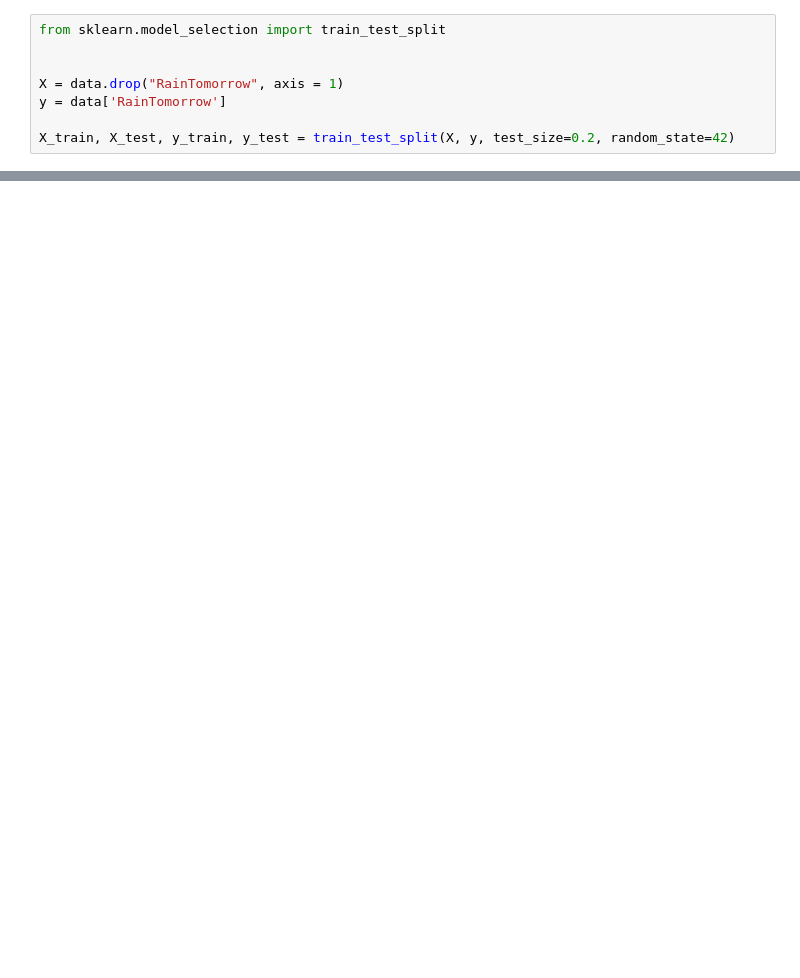
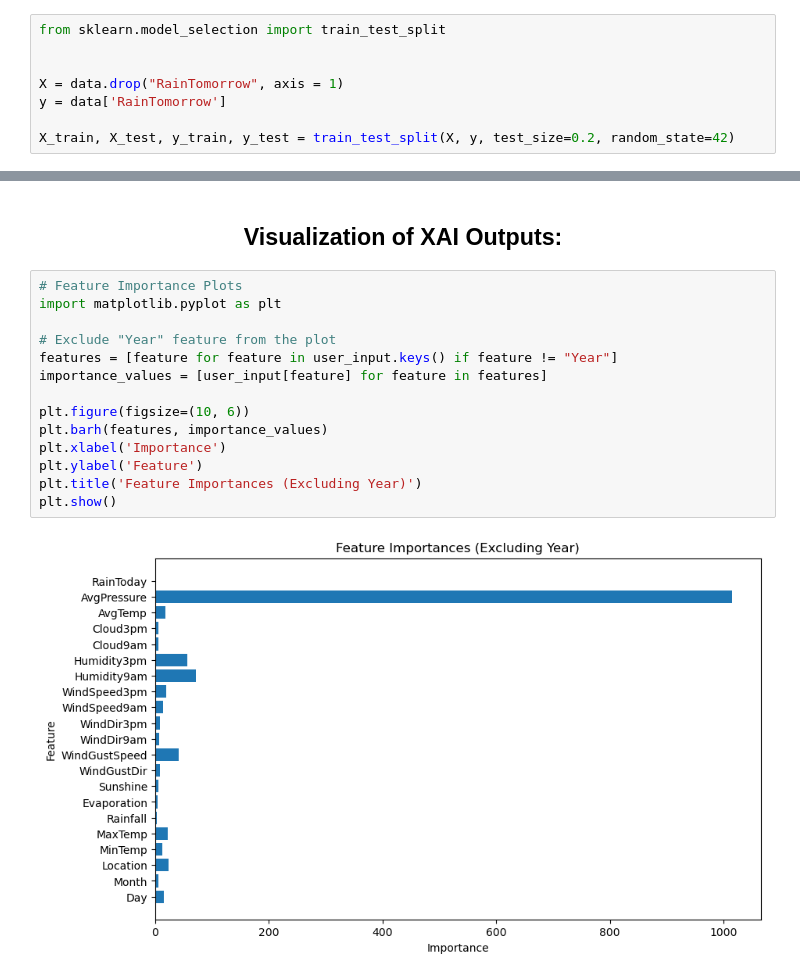
Before and after one commit to Prateesh-Sulikeri/FinalYearProject_data_analysis-Statistics-, a Jupyter notebook: Model Training.ipynb, the cells around one changed output, grey strips where cells are left out. Cells and saved outputs as stored; diff of their text form; blank space fills up the shorter version.

```diff
--- a/Model Training.ipynb
+++ b/Model Training.ipynb
@@ -129,0 +219,18 @@ Predicted Rain Tomorrow: [1]
+# %% [markdown]
+## <center> Visualization of XAI Outputs: </center>
+# %%
+# Feature Importance Plots
+import matplotlib.pyplot as plt
+
+# Exclude "Year" feature from the plot
+features = [feature for feature in user_input.keys() if feature != "Year"]
+importance_values = [user_input[feature] for feature in features]
+
+plt.figure(figsize=(10, 6))
+plt.barh(features, importance_values)
+plt.xlabel('Importance')
+plt.ylabel('Feature')
+plt.title('Feature Importances (Excluding Year)')
+plt.show()
+# %% [output]
+[figure, added]
```
Also changed, not shown: parts of 6 cells of this notebook.
